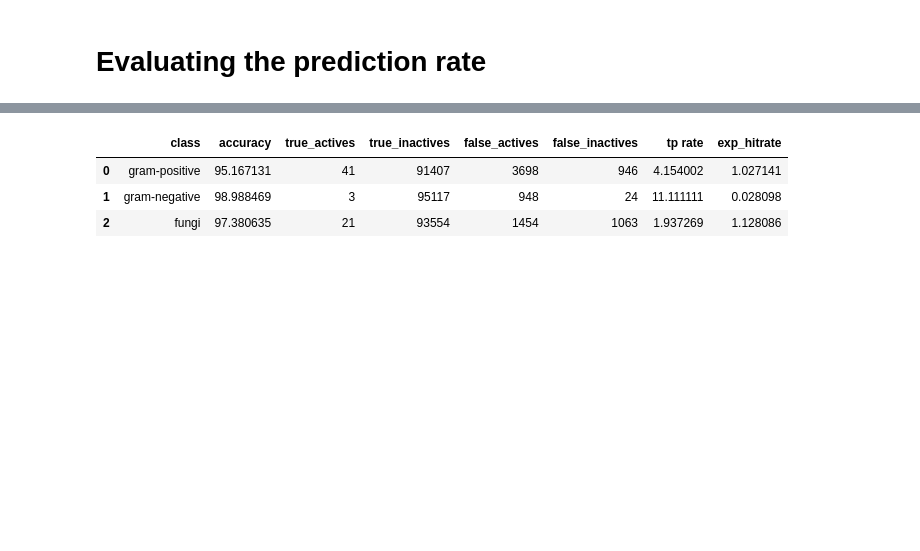
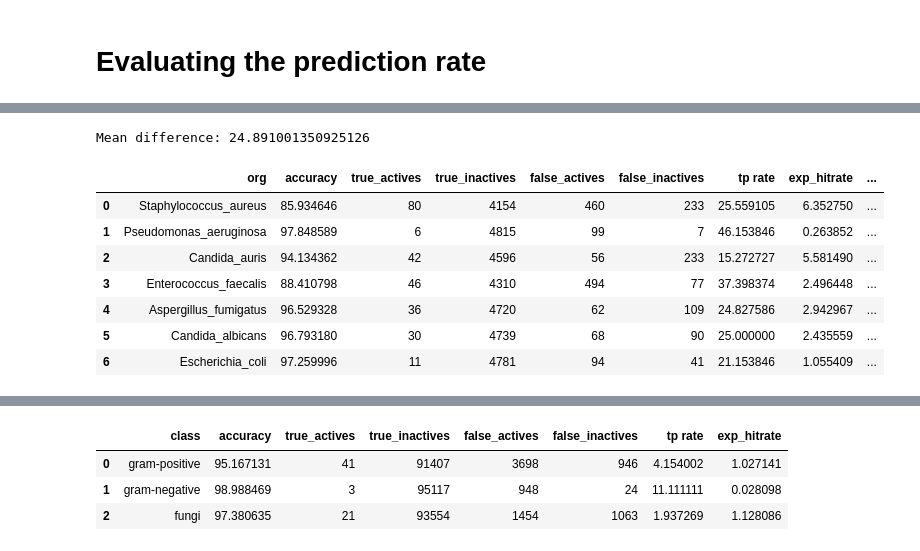
Before and after one commit to IMI-COMBINE/broad_spectrum_prediction, a Jupyter notebook: src/9_2_prediction_deep_dive.ipynb, the cells around one changed output, grey strips where cells are left out. Cells and saved outputs as stored; diff of their text form; code cells hidden in the pictures; blank space fills up the shorter version.

```diff
--- a/src/9_2_prediction_deep_dive.ipynb
+++ b/src/9_2_prediction_deep_dive.ipynb
@@ -259,0 +253,13 @@ Mean difference: 24.891001350925126
+# %%
+bioactive_df2 = get_prediction_accuracy_all(bioactive_df)
+bioactive_df2
+# %% [output]
+Mean difference: 24.891001350925126
+|  | org | accuracy | true_actives | true_inactives | false_actives | false_inactives | tp rate | exp_hitrate | ... |
+| 0 | Staphylococcus_aureus | 85.934646 | 80 | 4154 | 460 | 233 | 25.559105 | 6.352750 | ... |
+| 1 | Pseudomonas_aeruginosa | 97.848589 | 6 | 4815 | 99 | 7 | 46.153846 | 0.263852 | ... |
+| 2 | Candida_auris | 94.134362 | 42 | 4596 | 56 | 233 | 15.272727 | 5.581490 | ... |
+| 3 | Enterococcus_faecalis | 88.410798 | 46 | 4310 | 494 | 77 | 37.398374 | 2.496448 | ... |
+| 4 | Aspergillus_fumigatus | 96.529328 | 36 | 4720 | 62 | 109 | 24.827586 | 2.942967 | ... |
+| 5 | Candida_albicans | 96.793180 | 30 | 4739 | 68 | 90 | 25.000000 | 2.435559 | ... |
+| 6 | Escherichia_coli | 97.259996 | 11 | 4781 | 94 | 41 | 21.153846 | 1.055409 | ... |
```
Also changed, not shown: parts of 11 cells of this notebook, 2 other files.
